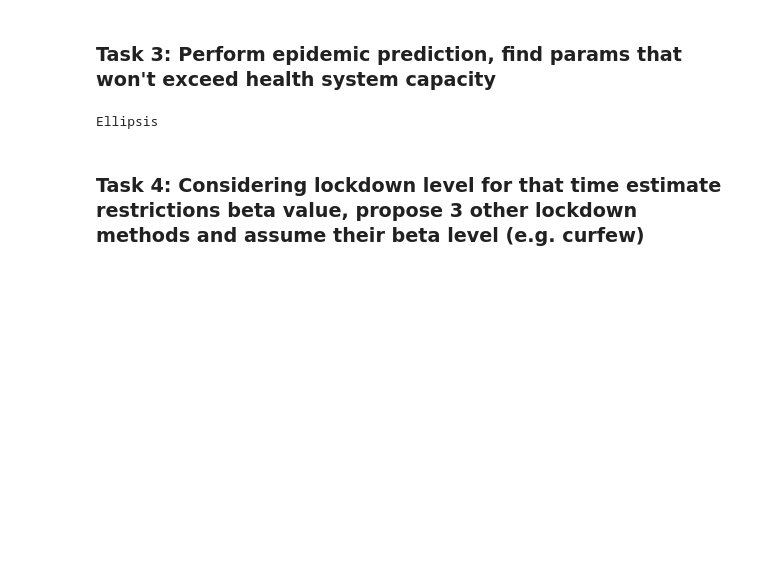
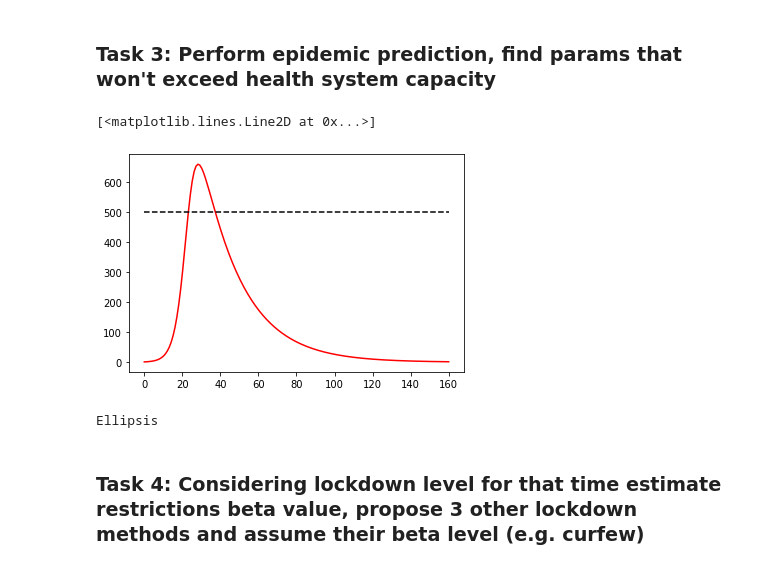
Before and after one commit to mtsokol/epidemic-modelling-workshop, a Jupyter notebook: Lab-part-2.ipynb, the cells around one changed output. Saved outputs shown, nothing was run; the diff lists cells and outputs as text; code cells hidden in the pictures; blank space fills up the shorter version.

```diff
--- a/Lab-part-2.ipynb
+++ b/Lab-part-2.ipynb
@@ -159,5 +180,13 @@ model.weights
 # %% [markdown]
 ### Task 3: Perform epidemic prediction, find params that won't exceed health system capacity
+# %%
+fig, ax = plt.subplots()
+health_sys_cap = 500
+ax.plot(t, tf.squeeze(model_x(model.weights[0], horizon=days)), color='r')
+ax.plot(t, [health_sys_cap for _ in t], '--k')
+# %% [output]
+[<matplotlib.lines.Line2D at 0x...>]
+[figure, added]
 # %%
 ...
 # %% [output]
```
Also changed, not shown: parts of 9 cells of this notebook, 2 other files.
